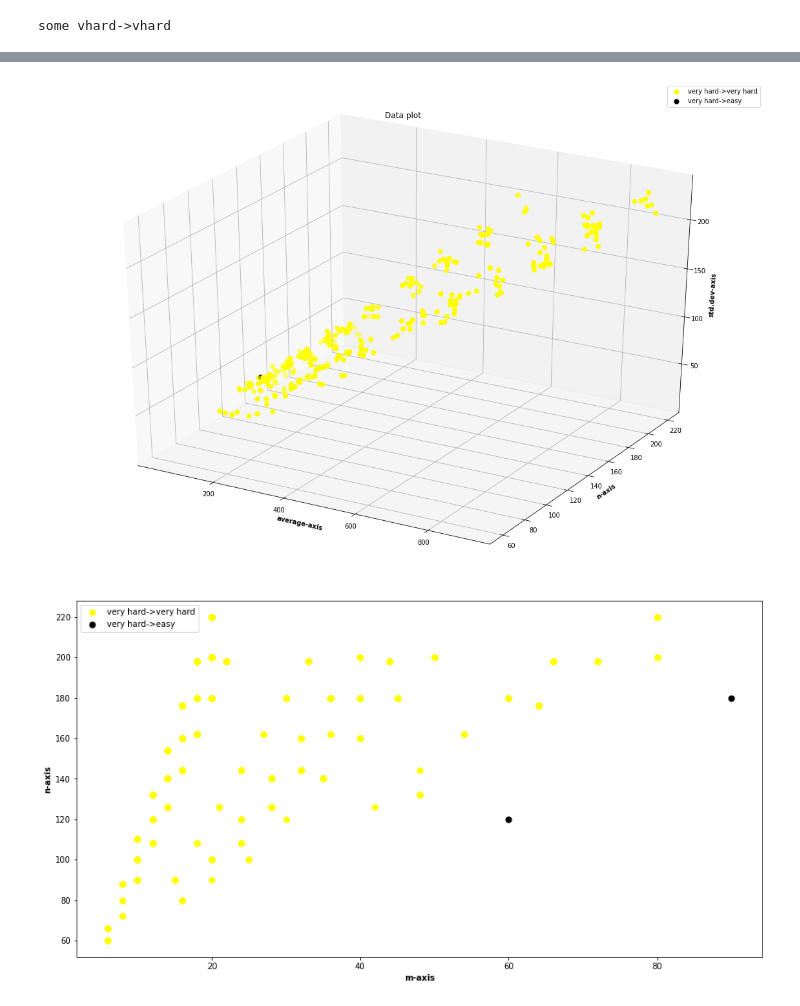
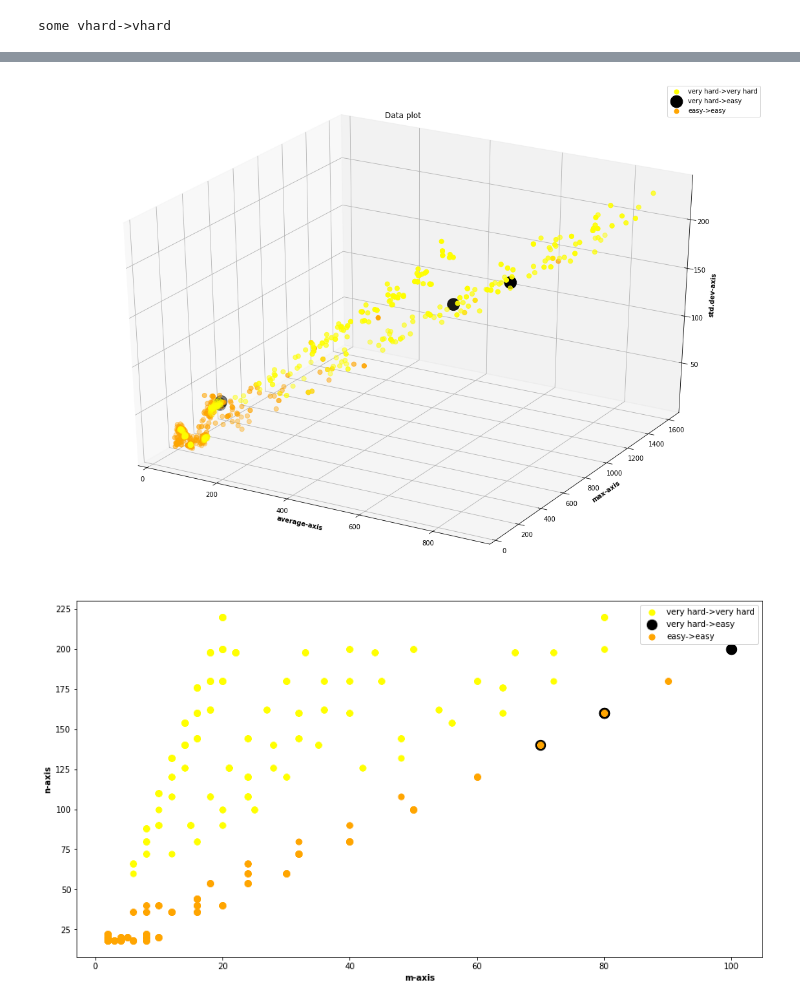
Before and after one commit to harel-coffee/pouw-auto, a Jupyter notebook: 4LRNeural_Network_Multi_Classs_Classification.ipynb, the cells around one changed output, grey strips where cells are left out. Saved outputs shown, nothing was run; the diff lists cells and outputs as text; code cells hidden in the pictures.

```diff
--- a/4LRNeural_Network_Multi_Classs_Classification.ipynb
+++ b/4LRNeural_Network_Multi_Classs_Classification.ipynb
@@ -184,6 +184,20 @@ for i in range(len(pred)):
     m_good.append(X_test_copy.iloc[i]['m'])
 # %% [output]
 some vhard->vhard
+# %%
+av_good2 = []
+n_good2 = []
+std_dev_good2 = []
+max_good2 = []
+m_good2 = []
+
+for i in range(len(pred)):
+  if(pred[i] == 0 and y_test[i] == 0):
+    av_good2.append(X_test_copy.iloc[i]['av.length'])
+    n_good2.append(X_test_copy.iloc[i]['n'])
+    std_dev_good2.append(X_test_copy.iloc[i]['std.dev'])
+    max_good2.append(X_test_copy.iloc[i]['max'])
+    m_good2.append(X_test_copy.iloc[i]['m'])
 # %%
 import matplotlib.pyplot as plt
 from sklearn.preprocessing import LabelBinarizer
@@ -226,36 +240,39 @@ ax.grid(b = True, color ='white',
         linestyle ='-.', linewidth = 0.3,
         alpha = 0.2)
 
-ax.scatter3D(av_good, n_good, std_dev_good, s = 50, color = 'yellow')
-ax.scatter3D(av_bad, n_bad, std_dev_bad, s = 50, color = 'black')
+ax.scatter3D(av_good, max_good, std_dev_good, s = 50, color = 'yellow')
+ax.scatter3D(av_bad, max_bad, std_dev_bad, s = 350, color = 'black')
+ax.scatter3D(av_good2, max_good2, std_dev_good2, s = 50, color = 'orange')
 
 
 plt.title("Data plot")
 ax.set_xlabel('average-axis', fontweight ='bold')
-ax.set_ylabel('n-axis', fontweight ='bold')
+ax.set_ylabel('max-axis', fontweight ='bold')
 ax.set_zlabel('std.dev-axis', fontweight ='bold')
-ax.legend(['very hard->very hard', 'very hard->easy'])
+ax.legend(['very hard->very hard', 'very hard->easy', 'easy->easy'])
 
 # show plot
 plt.show()
 # %% [output]
-[figure, old version]
+[figure, new version]
 # %%
 fig = plt.figure(figsize = (15, 8))
 ax = plt.axes()
 
 ax.scatter(m_good, n_good, s = 50, color = 'yellow')
-ax.scatter(m_bad, n_bad, s = 50, color = 'black')
+ax.scatter(m_bad, n_bad, s = 150, color = 'black')
+ax.scatter(m_good2, n_good2, s = 50, color = 'orange')
+
 
 ax.set_xlabel('m-axis', fontweight ='bold')
 ax.set_ylabel('n-axis', fontweight ='bold')
 
-ax.legend(['very hard->very hard', 'very hard->easy'])
+ax.legend(['very hard->very hard', 'very hard->easy', 'easy->easy'])
 
 # show plot
 plt.show()
 # %% [output]
-[figure, old version]
+[figure, new version]
 # %%
 fig = plt.figure(figsize = (15, 8))
 ax = plt.axes()
```
Also changed, not shown: parts of 6 cells of this notebook.
